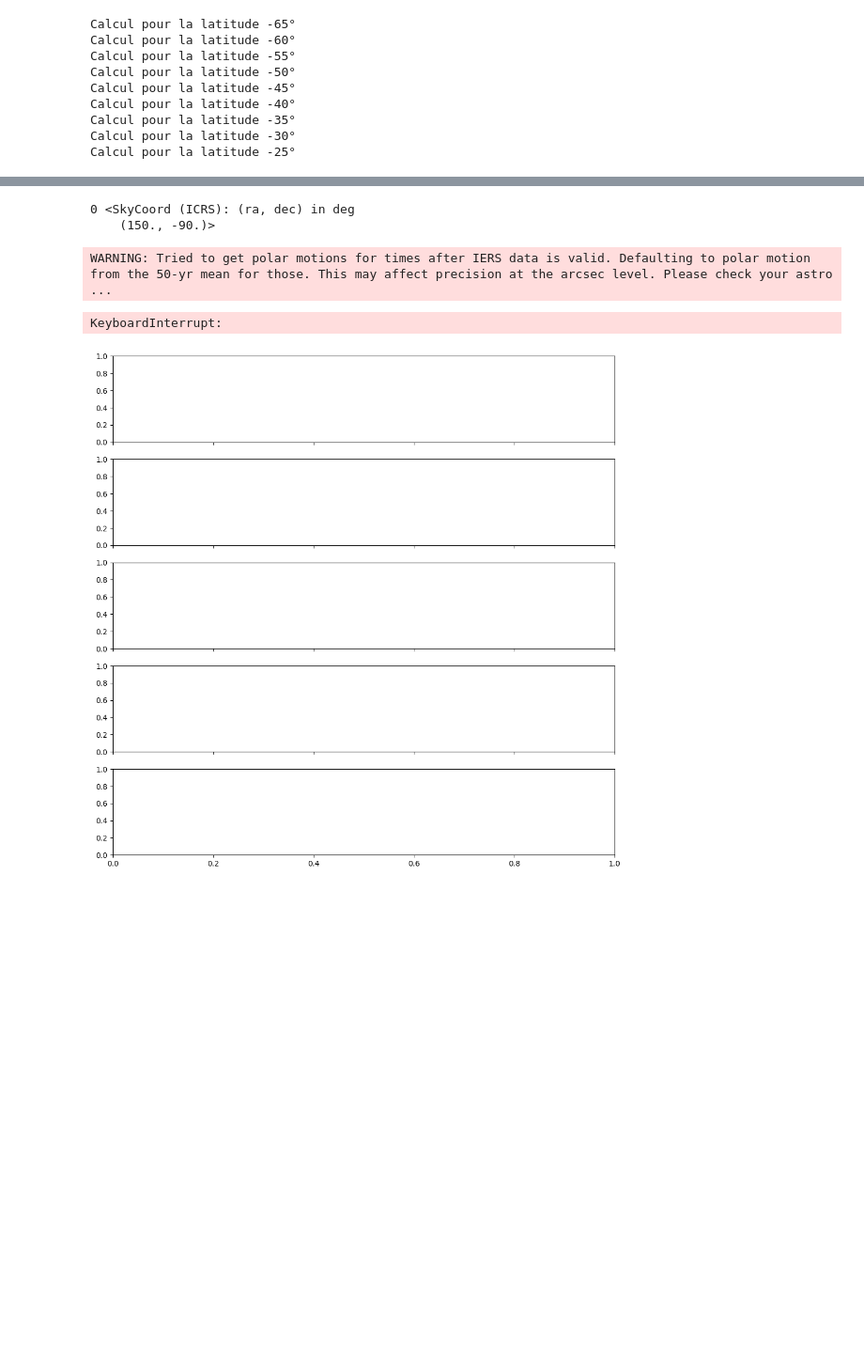
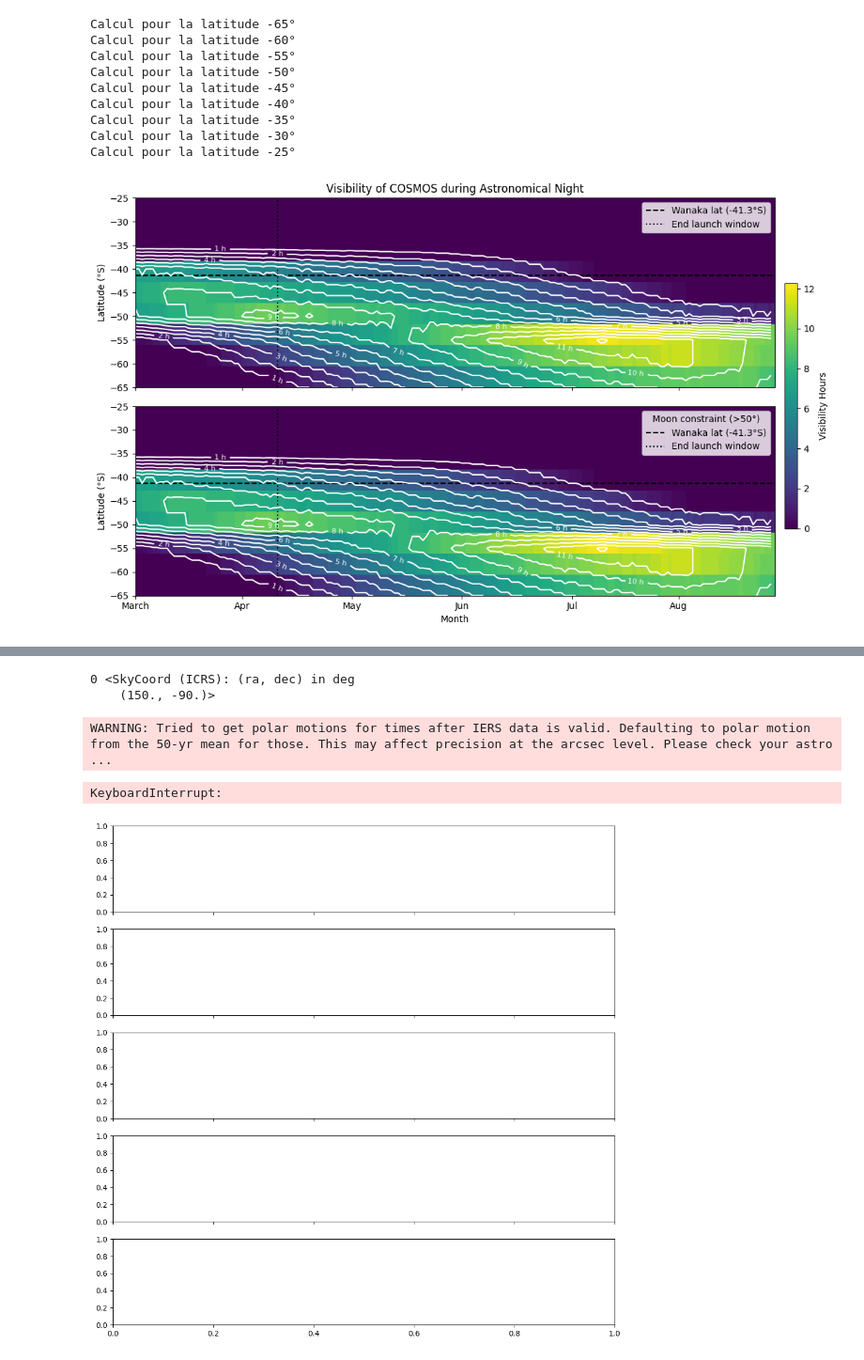
Before and after one commit to vpicouet/SCWI, a Jupyter notebook: SciencePlanning/Notebooks/plot_obs-planning.ipynb, the cells around one changed output, grey strips where cells are left out. Shown: that part at 94% size. Cells and saved outputs as stored; diff of their text form; code cells hidden in the pictures; blank space fills up the shorter version.

```diff
--- a/SciencePlanning/Notebooks/plot_obs-planning.ipynb
+++ b/SciencePlanning/Notebooks/plot_obs-planning.ipynb
@@ -298,7 +396,9 @@ import numpy as np
 import matplotlib.pyplot as plt
 from astropy.coordinates import SkyCoord, AltAz, EarthLocation, get_sun
 from astropy.time import Time
-from astropy.coordinates import get_moon
+# from astropy.coordinates import get_moon
+from astropy.coordinates import *
+
 from astropy.time import TimeDelta
 import astropy.units as u
 
@@ -310,8 +410,8 @@ latitudes = np.arange(-65, -20,5)  # 70 valeurs de latitude de -80° à -10° (S
 dates = [f"2024-{month:02d}-{day:02d}" for month in range(3, 9) for day in range(1, 31)]  # March à Août
 
 # Coordonnées de la source (COSMOS: α=150°, δ=2°)
-source_coord = SkyCoord(ra=150 * u.deg, dec=2 * u.deg)
-# source_coord = SkyCoord(ra=150 * u.deg, dec=-80 * u.deg)
+# source_coord = SkyCoord(ra=150 * u.deg, dec=2 * u.deg)
+source_coord = SkyCoord(ra=150 * u.deg, dec=-80 * u.deg)
 
 # Matrice pour stocker les heures de visibilité
 visibility_matrix = np.zeros((len(latitudes), len(dates)))
@@ -358,30 +458,31 @@ im2 = ax2.imshow(visibility_matrix_moon, origin='lower', aspect='auto', extent=[
 ax2.axhline(y=-41.3, color='k', linestyle='--', label='Wanaka lat (-41.3°S)')
 ax2.axvline(x=40, color='k', linestyle=':', label='End launch window')
 contours2 = ax2.contour(X, Y, visibility_matrix_moon, levels=np.arange(1, 13), colors='white')
 ax2.clabel(contours2, inline=True, fontsize=8, fmt='%1.0f h')
 # ax2.set_title("Visibility Hours (30°–60°) of COSMOS during Astronomical Night (Moon Constraint)")
 ax2.set_xlabel("Month")
 ax2.set_ylabel("Latitude (°S)")
 ax2.legend(title="Moon constraint (>50°)", loc='upper right')
 
 # Add month names to the x-axis
 month_positions = np.array([0, 30, 61, 92, 123, 153, 184])  # Approximate positions for April to August
 month_labels = ['March','Apr', 'May', 'Jun', 'Jul', 'Aug']
 ax2.set_xticks(month_positions[:-1])
 ax2.set_xticklabels(month_labels)
 
 # Add shared colorbar
 cbar = fig.colorbar(im1, ax=[ax1, ax2], orientation='vertical', fraction=0.02, pad=-0.17)
 cbar.set_label("Visibility Hours")
 plt.tight_layout()
 plt.show()
 # %% [output]
 Calcul pour la latitude -65°
 Calcul pour la latitude -60°
 Calcul pour la latitude -55°
 Calcul pour la latitude -50°
 Calcul pour la latitude -45°
 Calcul pour la latitude -40°
 Calcul pour la latitude -35°
 Calcul pour la latitude -30°
 Calcul pour la latitude -25°
+[figure, added]
```
Also changed, not shown: parts of 3 cells of this notebook, 5 other files.
